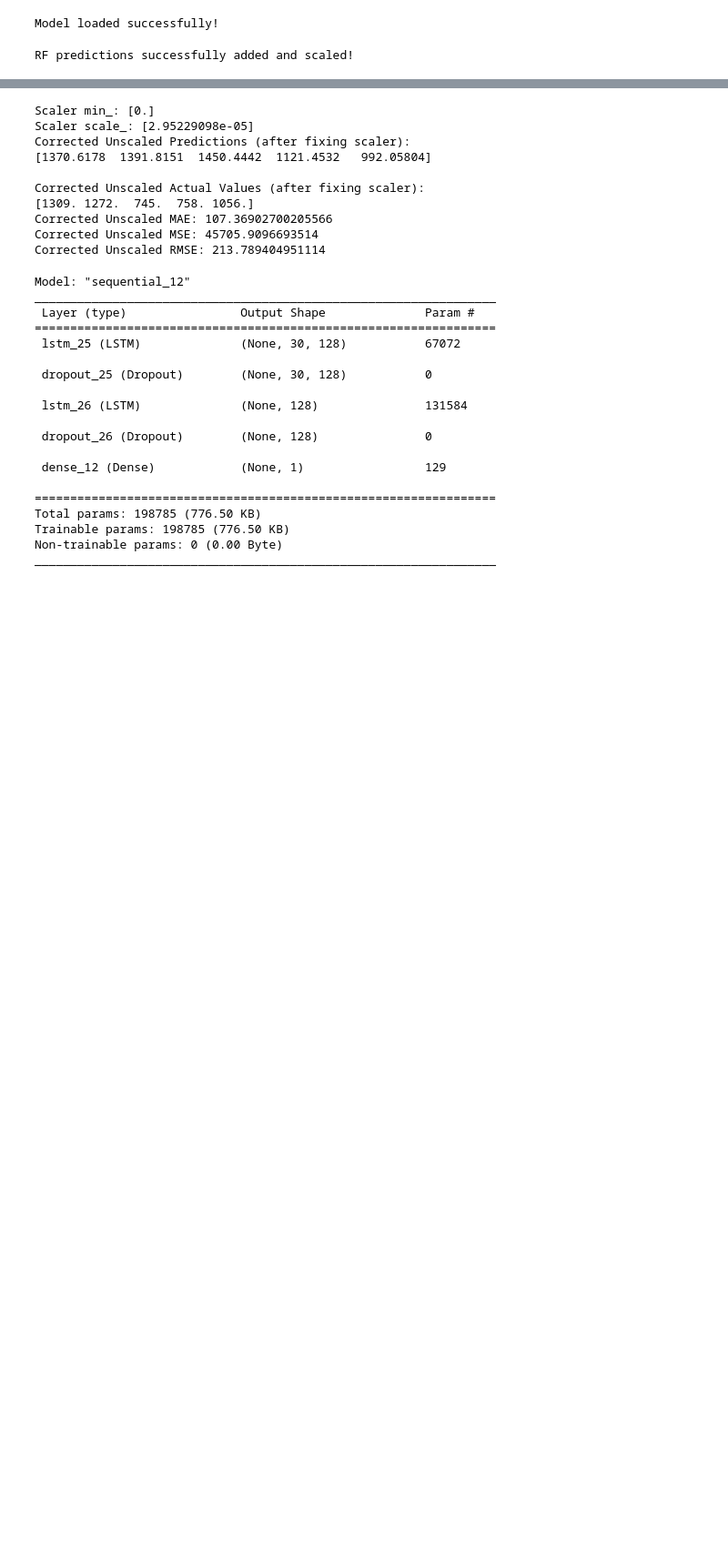
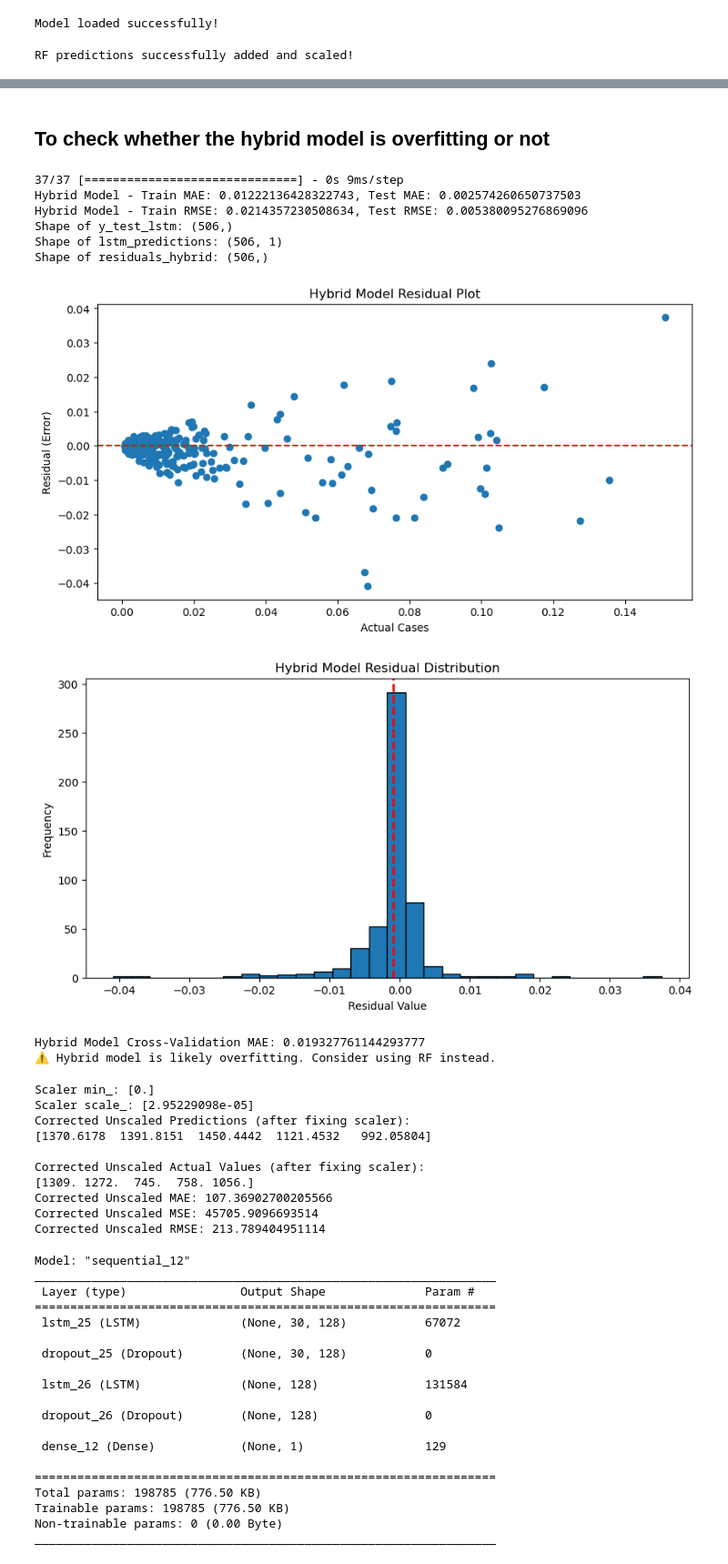
Before and after one commit to nursahiraa/fyp, a Jupyter notebook: dataSpell/fyp-master/notebooks/RFnLSTM.ipynb, the cells around one changed output, grey strips where cells are left out. Shown at 91% size. Drawn from its saved outputs; the diff is of its cells as text; code cells hidden in the pictures; blank space fills up the shorter version.

```diff
--- a/dataSpell/fyp-master/notebooks/RFnLSTM.ipynb
+++ b/dataSpell/fyp-master/notebooks/RFnLSTM.ipynb
@@ -496,3 +522,73 @@ Hybrid Model - Scaled Root Mean Squared Error (RMSE): 0.004970844683818236
+# %% [markdown]
+## To check whether the hybrid model is overfitting or not
+# %%
+# Predict on training set
+lstm_train_predictions = modelhybrids.predict(X_train_lstm)
+
+# Compute errors for training and testing sets
+train_mae_hybrid = mean_absolute_error(y_train_lstm, lstm_train_predictions)
+test_mae_hybrid = mean_absolute_error(y_test_lstm, lstm_predictions)
+train_rmse_hybrid = np.sqrt(mean_squared_error(y_train_lstm, lstm_train_predictions))
+test_rmse_hybrid = np.sqrt(mean_squared_error(y_test_lstm, lstm_predictions))
+
+print(f"Hybrid Model - Train MAE: {train_mae_hybrid}, Test MAE: {test_mae_hybrid}")
+print(f"Hybrid Model - Train RMSE: {train_rmse_hybrid}, Test RMSE: {test_rmse_hybrid}")
+
+# Debugging: Check shapes before computing residuals
+print(f"Shape of y_test_lstm: {y_test_lstm.shape}")
+print(f"Shape of lstm_predictions: {lstm_predictions.shape}")
+
+# Ensure y_test_lstm and lstm_predictions have the same length
+min_length = min(len(y_test_lstm), len(lstm_predictions))
+
+y_test_lstm = y_test_lstm[:min_length]
+lstm_predictions = lstm_predictions[:min_length]
+
+# Compute residuals after ensuring same length
+residuals_hybrid = y_test_lstm.flatten() - lstm_predictions.flatten()
+
+# Debugging: Check residuals shape
+print(f"Shape of residuals_hybrid: {residuals_hybrid.shape}")
+
+# Now, plot the scatter plot correctly
+plt.figure(figsize=(10, 5))
+plt.scatter(y_test_lstm, residuals_hybrid)
+plt.axhline(y=0, color='r', linestyle='--')
+plt.xlabel("Actual Cases")
+plt.ylabel("Residual (Error)")
+plt.title("Hybrid Model Residual Plot")
+plt.show()
+
+
+
+plt.figure(figsize=(10, 5))
+plt.hist(residuals_hybrid, bins=30, edgecolor='black')
+plt.axvline(residuals_hybrid.mean(), color='r', linestyle='dashed', linewidth=2)
+plt.xlabel("Residual Value")
+plt.ylabel("Frequency")
+plt.title("Hybrid Model Residual Distribution")
+plt.show()
+
+from sklearn.model_selection import cross_val_score
+
+# Convert LSTM input into 2D format for Random Forest cross-validation
+X_train_flat = X_train_lstm.reshape(X_train_lstm.shape[0], -1)
+
+# Perform cross-validation on RF model (since LSTM is pre-trained)
+scores_hybrid = cross_val_score(rf_regressor, X_train_flat, y_train_lstm, cv=5, scoring='neg_mean_absolute_error')
+
+print(f"Hybrid Model Cross-Validation MAE: {-np.mean(scores_hybrid)}")
+# %% [output]
+37/37 [==============================] - 0s 9ms/step
+Hybrid Model - Train MAE: 0.01222136428322743, Test MAE: 0.002574260650737503
+Hybrid Model - Train RMSE: 0.0214357230508634, Test RMSE: 0.005380095276869096
+Shape of y_test_lstm: (506,)
+Shape of lstm_predictions: (506, 1)
+Shape of residuals_hybrid: (506,)
+[figure, added]
+[figure, added]
+Hybrid Model Cross-Validation MAE: 0.019327761144293777
+⚠️ Hybrid model is likely overfitting. Consider using RF instead.
 # %%
 # Re-fit the scaler using only the original 'cases_new' column
 scaler = MinMaxScaler()
```
Also changed, not shown: parts of 5 cells of this notebook, 3 other files.
